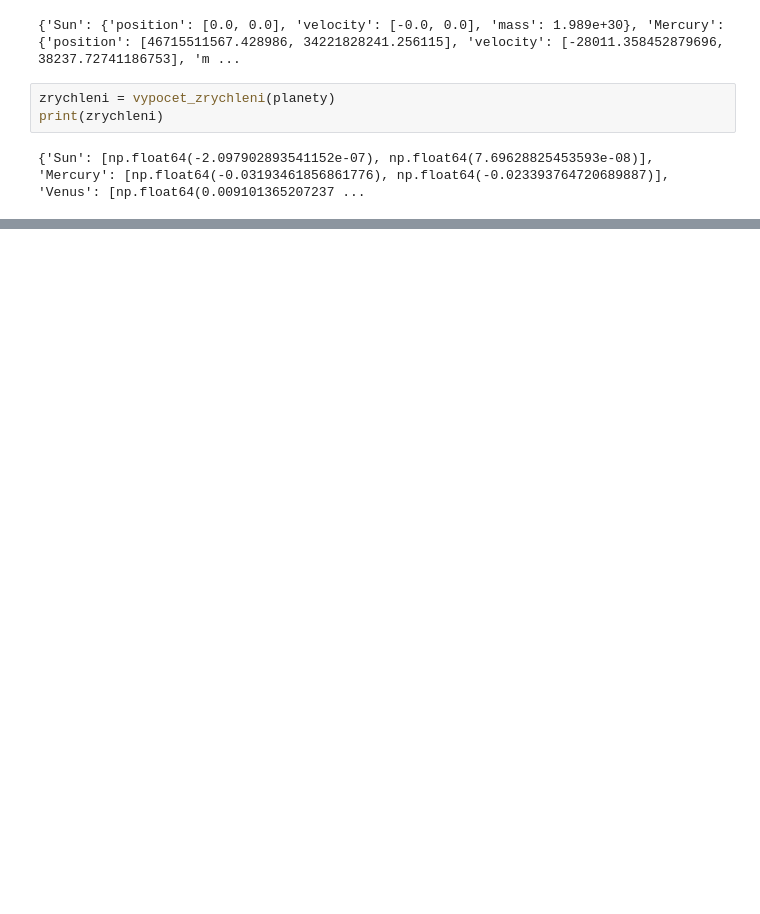
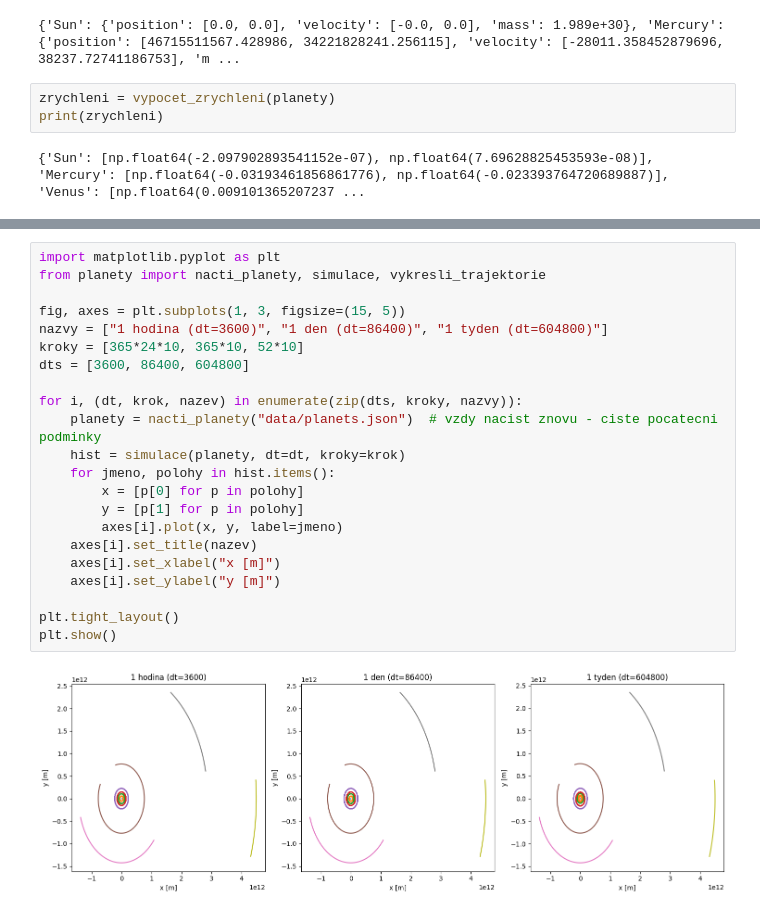
Before and after one commit to SVE0176/vvp_planety, a Jupyter notebook: examples.ipynb, the cells around one changed output, grey strips where cells are left out. Saved outputs shown, nothing was run; the diff lists cells and outputs as text; blank space fills up the shorter version.

```diff
--- a/examples.ipynb
+++ b/examples.ipynb
@@ -27,0 +38,24 @@ vykresleni_poloh(planety)
+# %%
+import matplotlib.pyplot as plt
+from planety import nacti_planety, simulace, vykresli_trajektorie
+
+fig, axes = plt.subplots(1, 3, figsize=(15, 5))
+nazvy = ["1 hodina (dt=3600)", "1 den (dt=86400)", "1 tyden (dt=604800)"]
+kroky = [365*24*10, 365*10, 52*10]
+dts = [3600, 86400, 604800]
+
+for i, (dt, krok, nazev) in enumerate(zip(dts, kroky, nazvy)):
+    planety = nacti_planety("data/planets.json")  # vzdy nacist znovu - ciste pocatecni podminky
+    hist = simulace(planety, dt=dt, kroky=krok)
+    for jmeno, polohy in hist.items():
+        x = [p[0] for p in polohy]
+        y = [p[1] for p in polohy]
+        axes[i].plot(x, y, label=jmeno)
+    axes[i].set_title(nazev)
+    axes[i].set_xlabel("x [m]")
+    axes[i].set_ylabel("y [m]")
+
+plt.tight_layout()
+plt.show()
+# %% [output]
+[figure, added]
```
Also changed, not shown: parts of 5 cells of this notebook, 3 other files.
